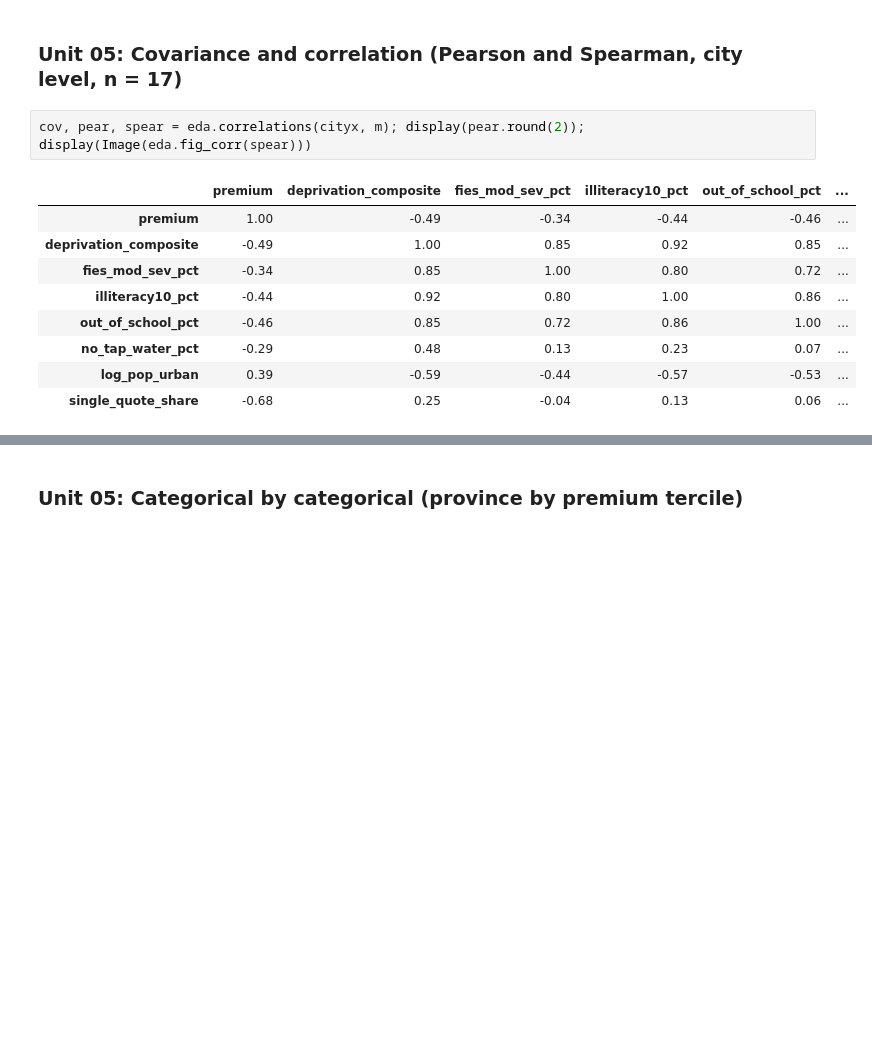
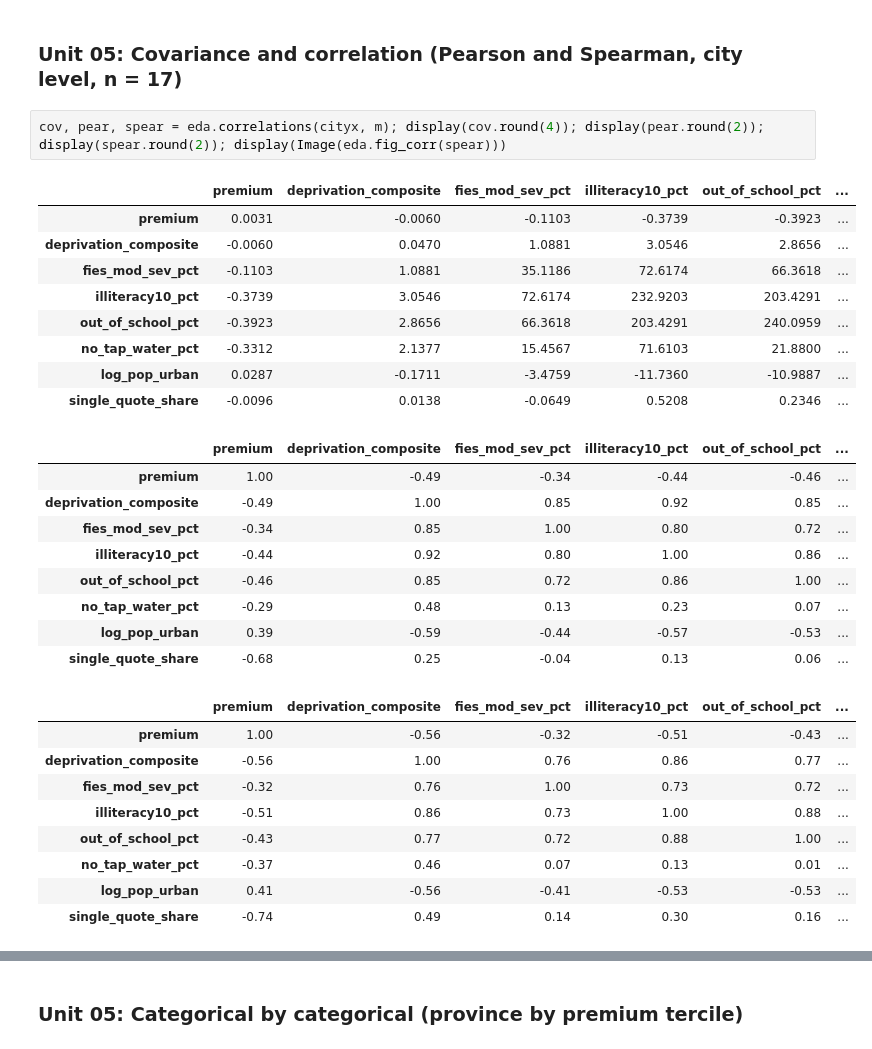
Before and after one commit to Samzzh0803/Pakistan-Food-Price-Premiums-and-Deprivation, a Jupyter notebook: notebooks/M02_data_prep_eda.ipynb, the cells around one changed output, grey strips where cells are left out. Drawn from its saved outputs; the diff is of its cells as text; blank space fills up the shorter version.

```diff
--- a/notebooks/M02_data_prep_eda.ipynb
+++ b/notebooks/M02_data_prep_eda.ipynb
@@ -516,17 +516,35 @@ h5 = eda.premium_vs_deprivation(cityx); display(h5); display(Image(eda.fig_premi
 # %% [markdown]
 ### Unit 05: Covariance and correlation (Pearson and Spearman, city level, n = 17)
 # %%
-cov, pear, spear = eda.correlations(cityx, m); display(pear.round(2)); display(Image(eda.fig_corr(spear)))
+cov, pear, spear = eda.correlations(cityx, m); display(cov.round(4)); display(pear.round(2)); display(spear.round(2)); display(Image(eda.fig_corr(spear)))
 # %% [output]
 |  | premium | deprivation_composite | fies_mod_sev_pct | illiteracy10_pct | out_of_school_pct | ... |
-| premium | 1.00 | -0.49 | -0.34 | -0.44 | -0.46 | ... |
-| deprivation_composite | -0.49 | 1.00 | 0.85 | 0.92 | 0.85 | ... |
-| fies_mod_sev_pct | -0.34 | 0.85 | 1.00 | 0.80 | 0.72 | ... |
-| illiteracy10_pct | -0.44 | 0.92 | 0.80 | 1.00 | 0.86 | ... |
-| out_of_school_pct | -0.46 | 0.85 | 0.72 | 0.86 | 1.00 | ... |
-| no_tap_water_pct | -0.29 | 0.48 | 0.13 | 0.23 | 0.07 | ... |
-| log_pop_urban | 0.39 | -0.59 | -0.44 | -0.57 | -0.53 | ... |
-| single_quote_share | -0.68 | 0.25 | -0.04 | 0.13 | 0.06 | ... |
+| premium | 0.0031 | -0.0060 | -0.1103 | -0.3739 | -0.3923 | ... |
+| deprivation_composite | -0.0060 | 0.0470 | 1.0881 | 3.0546 | 2.8656 | ... |
+| fies_mod_sev_pct | -0.1103 | 1.0881 | 35.1186 | 72.6174 | 66.3618 | ... |
+| illiteracy10_pct | -0.3739 | 3.0546 | 72.6174 | 232.9203 | 203.4291 | ... |
+| out_of_school_pct | -0.3923 | 2.8656 | 66.3618 | 203.4291 | 240.0959 | ... |
+| no_tap_water_pct | -0.3312 | 2.1377 | 15.4567 | 71.6103 | 21.8800 | ... |
+| log_pop_urban | 0.0287 | -0.1711 | -3.4759 | -11.7360 | -10.9887 | ... |
+| single_quote_share | -0.0096 | 0.0138 | -0.0649 | 0.5208 | 0.2346 | ... |
+|  | premium | deprivation_composite | fies_mod_sev_pct | illiteracy10_pct | out_of_school_pct | ... |
+| premium | 1.00 | -0.49 | -0.34 | -0.44 | -0.46 | ... |
+| deprivation_composite | -0.49 | 1.00 | 0.85 | 0.92 | 0.85 | ... |
+| fies_mod_sev_pct | -0.34 | 0.85 | 1.00 | 0.80 | 0.72 | ... |
+| illiteracy10_pct | -0.44 | 0.92 | 0.80 | 1.00 | 0.86 | ... |
+| out_of_school_pct | -0.46 | 0.85 | 0.72 | 0.86 | 1.00 | ... |
+| no_tap_water_pct | -0.29 | 0.48 | 0.13 | 0.23 | 0.07 | ... |
+| log_pop_urban | 0.39 | -0.59 | -0.44 | -0.57 | -0.53 | ... |
+| single_quote_share | -0.68 | 0.25 | -0.04 | 0.13 | 0.06 | ... |
+|  | premium | deprivation_composite | fies_mod_sev_pct | illiteracy10_pct | out_of_school_pct | ... |
+| premium | 1.00 | -0.56 | -0.32 | -0.51 | -0.43 | ... |
+| deprivation_composite | -0.56 | 1.00 | 0.76 | 0.86 | 0.77 | ... |
+| fies_mod_sev_pct | -0.32 | 0.76 | 1.00 | 0.73 | 0.72 | ... |
+| illiteracy10_pct | -0.51 | 0.86 | 0.73 | 1.00 | 0.88 | ... |
+| out_of_school_pct | -0.43 | 0.77 | 0.72 | 0.88 | 1.00 | ... |
+| no_tap_water_pct | -0.37 | 0.46 | 0.07 | 0.13 | 0.01 | ... |
+| log_pop_urban | 0.41 | -0.56 | -0.41 | -0.53 | -0.53 | ... |
+| single_quote_share | -0.74 | 0.49 | 0.14 | 0.30 | 0.16 | ... |
 [figure]
 # %% [markdown]
 ### Unit 05: Categorical by categorical (province by premium tercile)
```
Also changed, not shown: 4 other files.
